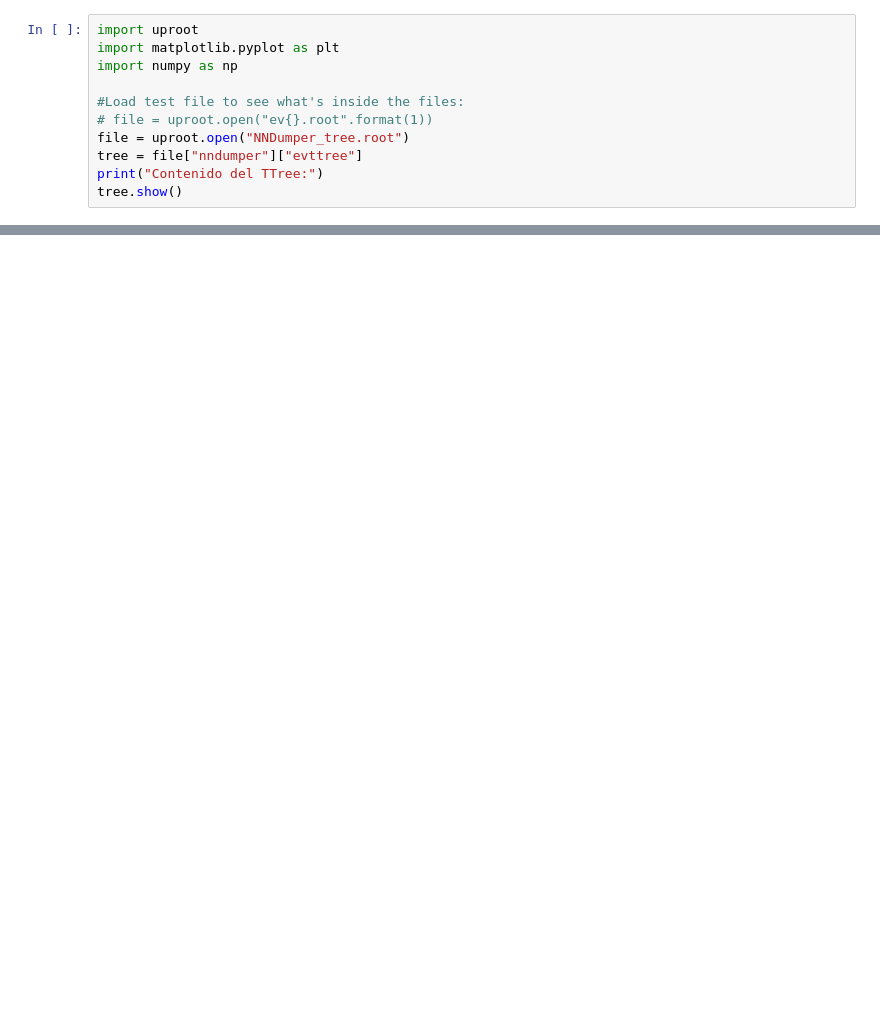
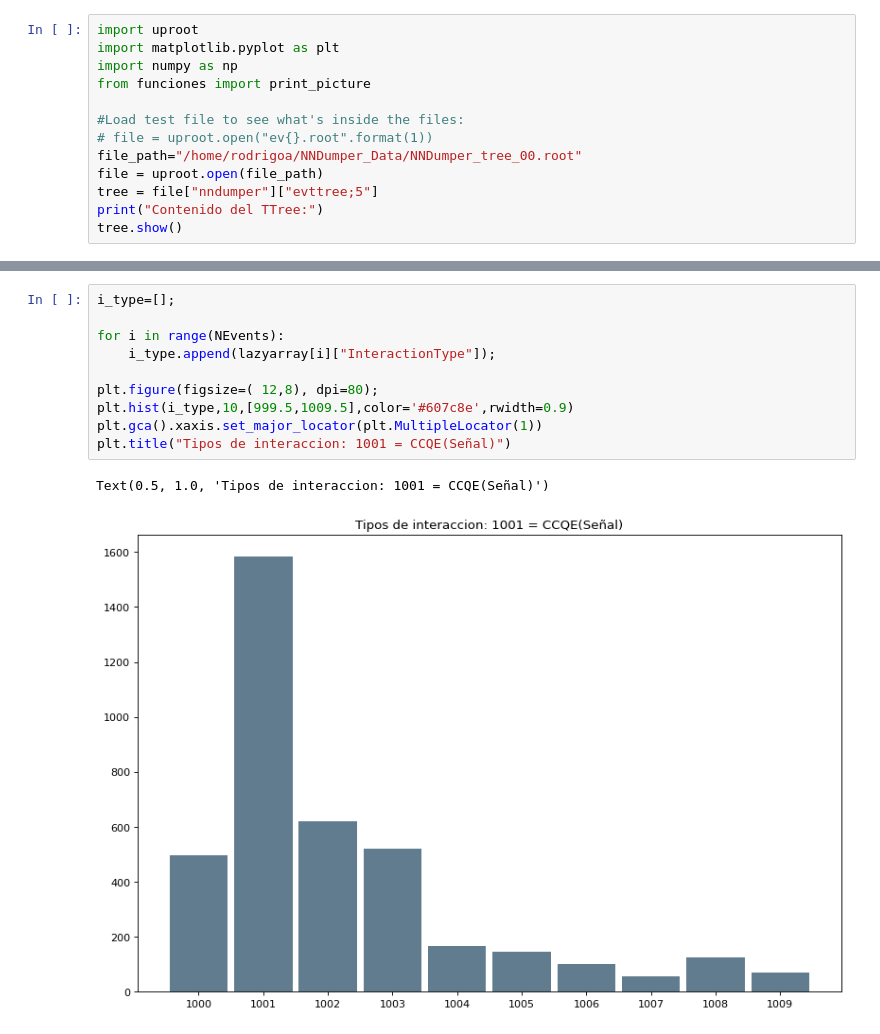
Before and after one commit to CIEMAT-Neutrino/LArSoftDumper, a Jupyter notebook: Test1.ipynb, the cells around one changed output, grey strips where cells are left out. Cells and saved outputs as stored; diff of their text form; blank space fills up the shorter version.

```diff
--- a/Test1.ipynb
+++ b/Test1.ipynb
@@ -2,11 +2,13 @@
 import uproot
 import matplotlib.pyplot as plt
 import numpy as np
+from funciones import print_picture
 
 #Load test file to see what's inside the files:
 # file = uproot.open("ev{}.root".format(1))
-file = uproot.open("NNDumper_tree.root")
-tree = file["nndumper"]["evttree"]
+file_path="/home/rodrigoa/NNDumper_Data/NNDumper_tree_00.root"
+file = uproot.open(file_path)
+tree = file["nndumper"]["evttree;5"]
 print("Contenido del TTree:")
 tree.show()
 # %% [output]
@@ -91,0 +95,13 @@ Imagen Optica
+# %%
+i_type=[];
+
+for i in range(NEvents):
+    i_type.append(lazyarray[i]["InteractionType"]);
+
+plt.figure(figsize=( 12,8), dpi=80);
+plt.hist(i_type,10,[999.5,1009.5],color='#607c8e',rwidth=0.9)
+plt.gca().xaxis.set_major_locator(plt.MultipleLocator(1))
+plt.title("Tipos de interaccion: 1001 = CCQE(Señal)")
+# %% [output]
+Text(0.5, 1.0, 'Tipos de interaccion: 1001 = CCQE(Señal)')
+[figure, added]
```
Also changed, not shown: parts of 5 cells of this notebook, 1 other file.
